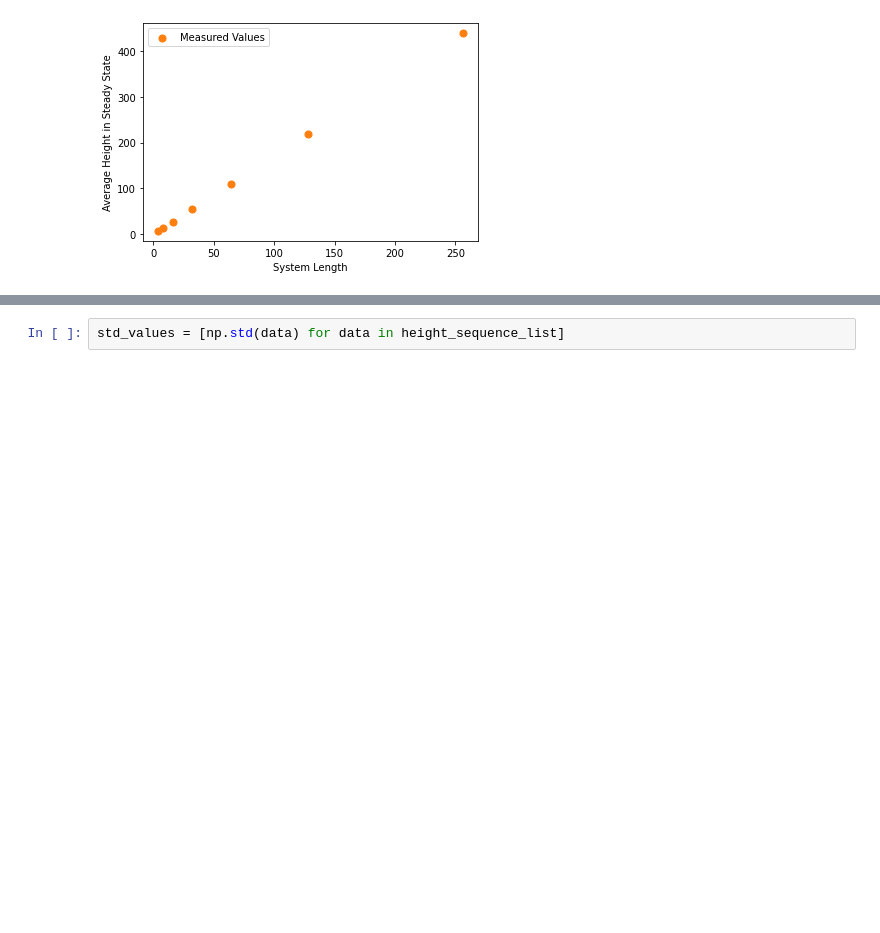
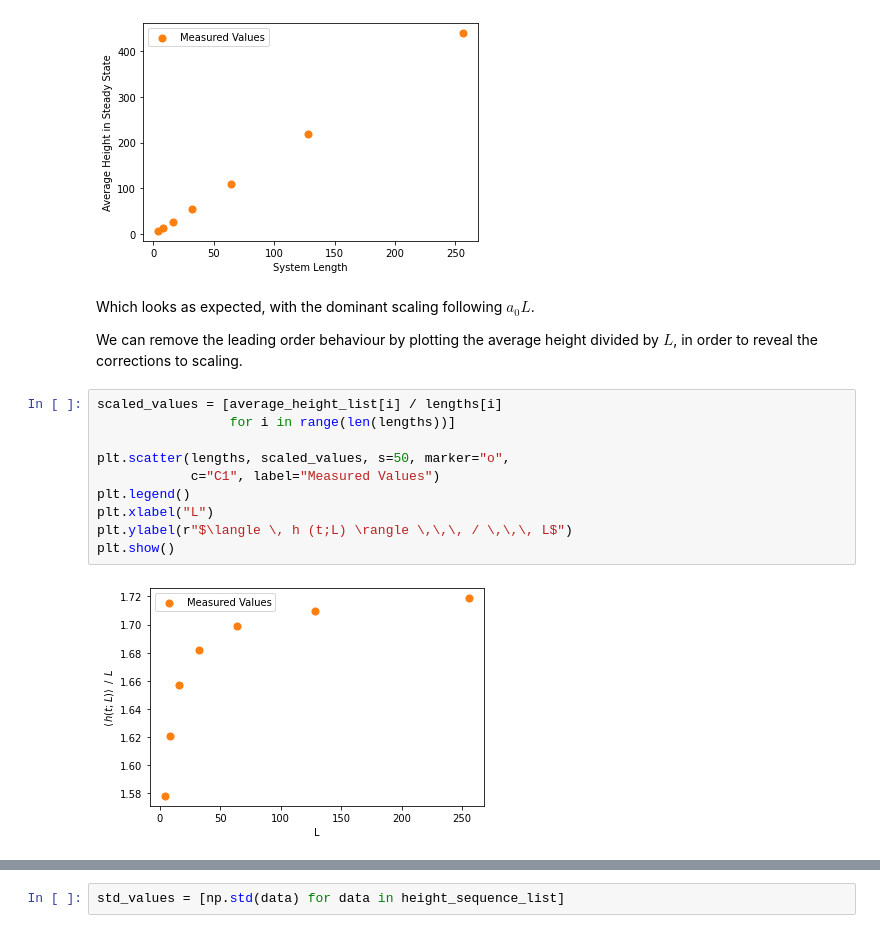
Before and after one commit to bdgrichards/oslo, a Jupyter notebook: oslo.ipynb, the cells around one changed output, grey strips where cells are left out. Saved outputs shown, nothing was run; the diff lists cells and outputs as text; blank space fills up the shorter version.

```diff
--- a/oslo.ipynb
+++ b/oslo.ipynb
@@ -991,6 +991,22 @@ plt.ylabel("Average Height in Steady State")
 plt.show()
 # %% [output]
 [figure]
+# %% [markdown]
+Which looks as expected, with the dominant scaling following $a_0 L$.
+
+We can remove the leading order behaviour by plotting the average height divided by $L$, in order to reveal the corrections to scaling.
+# %%
+scaled_values = [average_height_list[i] / lengths[i]
+                 for i in range(len(lengths))]
+
+plt.scatter(lengths, scaled_values, s=50, marker="o",
+            c="C1", label="Measured Values")
+plt.legend()
+plt.xlabel("L")
+plt.ylabel(r"$\langle \, h (t;L) \rangle \,\,\, / \,\,\, L$")
+plt.show()
+# %% [output]
+[figure, added]
 # %% [markdown]
 
 Assuming the corrections to scaling are of the form given in the instructions:
```
Also changed, not shown: parts of 16 cells of this notebook.
